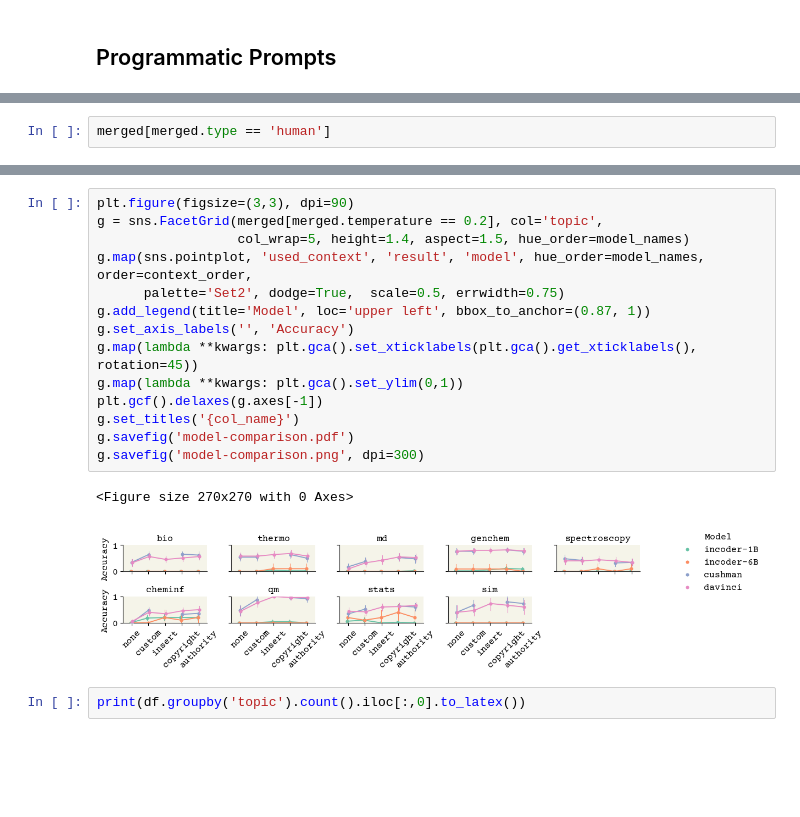
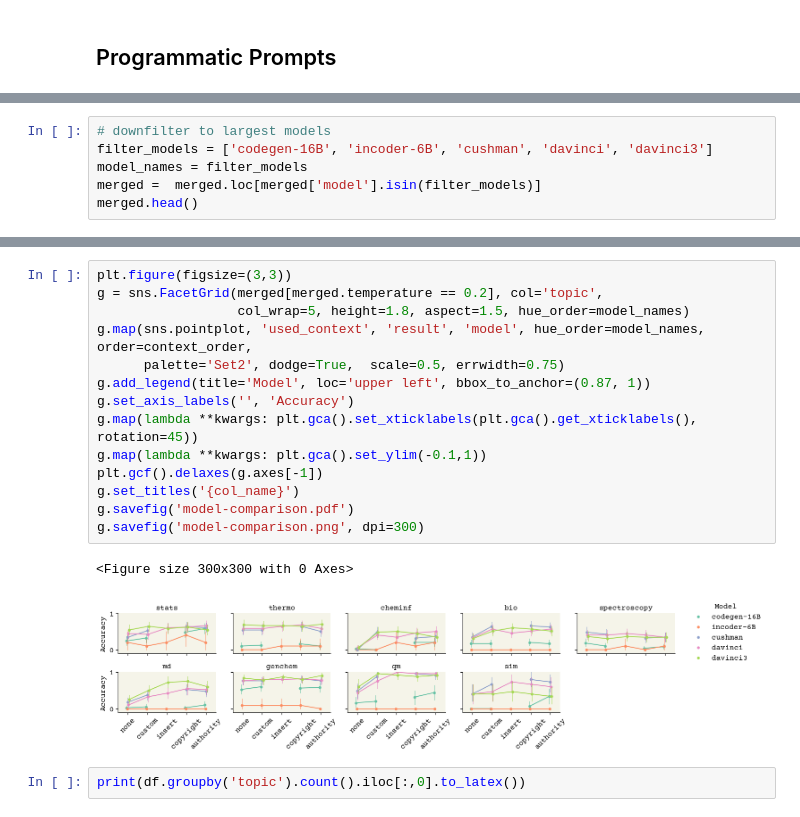
Before and after one commit to ur-whitelab/nlcc-data, a Jupyter notebook: paper/Prompts.ipynb, the cells around one changed output, grey strips where cells are left out. Drawn from its saved outputs; the diff is of its cells as text; blank space fills up the shorter version.

Commit message:
Updated figure code and prompt results

```diff
--- a/paper/Prompts.ipynb
+++ b/paper/Prompts.ipynb
@@ -169,4 +205,8 @@ merged = pd.read_pickle('promp_results.pkl')
 # %%
-merged[merged.type == 'human']
+# downfilter to largest models
+filter_models = ['codegen-16B', 'incoder-6B', 'cushman', 'davinci', 'davinci3']
+model_names = filter_models
+merged =  merged.loc[merged['model'].isin(filter_models)]
+merged.head()
 # %% [output]
 |  | name | result | temperature | engine | language | context | topic | type | natlang | used_context | ... |
@@ -218,20 +252,20 @@ for mn in model_names:
 # %%
-plt.figure(figsize=(3,3), dpi=90)
+plt.figure(figsize=(3,3))
 g = sns.FacetGrid(merged[merged.temperature == 0.2], col='topic',
-                  col_wrap=5, height=1.4, aspect=1.5, hue_order=model_names)
+                  col_wrap=5, height=1.8, aspect=1.5, hue_order=model_names)
 g.map(sns.pointplot, 'used_context', 'result', 'model', hue_order=model_names, order=context_order,
       palette='Set2', dodge=True,  scale=0.5, errwidth=0.75)
 g.add_legend(title='Model', loc='upper left', bbox_to_anchor=(0.87, 1))
 g.set_axis_labels('', 'Accuracy')
 g.map(lambda **kwargs: plt.gca().set_xticklabels(plt.gca().get_xticklabels(), rotation=45))
-g.map(lambda **kwargs: plt.gca().set_ylim(0,1))
+g.map(lambda **kwargs: plt.gca().set_ylim(-0.1,1))
 plt.gcf().delaxes(g.axes[-1])
 g.set_titles('{col_name}')
 g.savefig('model-comparison.pdf')
 g.savefig('model-comparison.png', dpi=300)
 # %% [output]
-<Figure size 270x270 with 0 Axes>
+<Figure size 300x300 with 0 Axes>
-[figure, old version]
+[figure, new version]
 # %%
 print(df.groupby('topic').count().iloc[:,0].to_latex())
 # %% [output]
```
Also changed, not shown: parts of 14 cells of this notebook, 2 other files.
